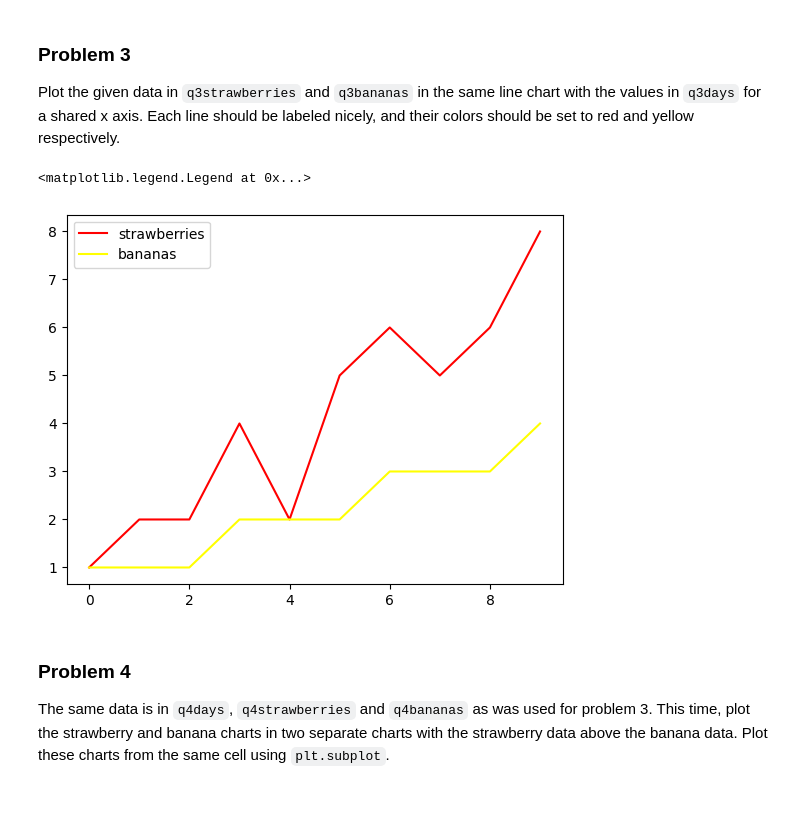
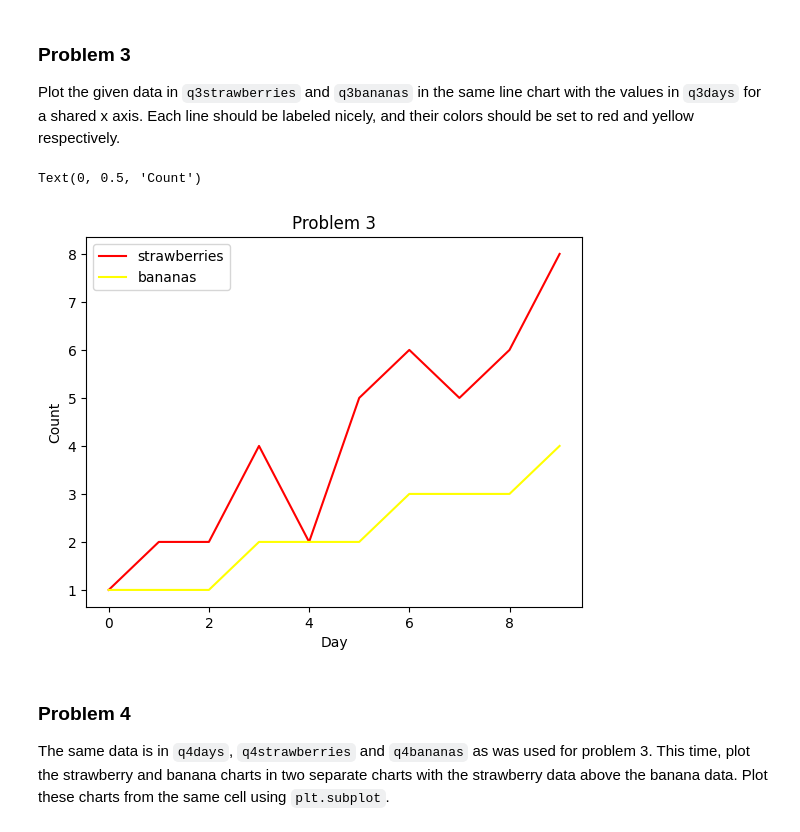
Before and after one commit to MercWithACommit/dx602-homework-05, a Jupyter notebook: homework.ipynb, the cells around one changed output. Drawn from its saved outputs; the diff is of its cells as text; code cells hidden in the pictures; blank space fills up the shorter version.

```diff
--- a/homework.ipynb
+++ b/homework.ipynb
@@ -112,12 +118,15 @@ q3bananas = [1, 1, 1, 2, 2, 2, 3, 3, 3, 4]
 # %%
 # YOUR CHANGES HERE
 
 plt.plot(q3days, q3strawberries, color="red", label="strawberries")
 plt.plot(q3days, q3bananas, color="yellow", label="bananas")
 plt.legend()
+plt.title("Problem 3")
+plt.xlabel("Day")
+plt.ylabel("Count")
 # %% [output]
-<matplotlib.legend.Legend at 0x...>
+Text(0, 0.5, 'Count')
-[figure, old version]
+[figure, new version]
 # %% [markdown]
 ### Problem 4
 
```
Also changed, not shown: parts of 15 cells of this notebook.
